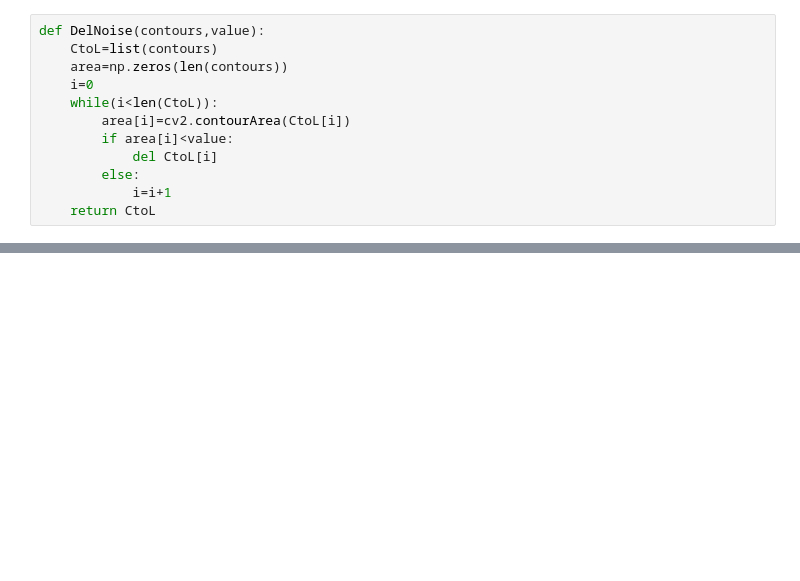
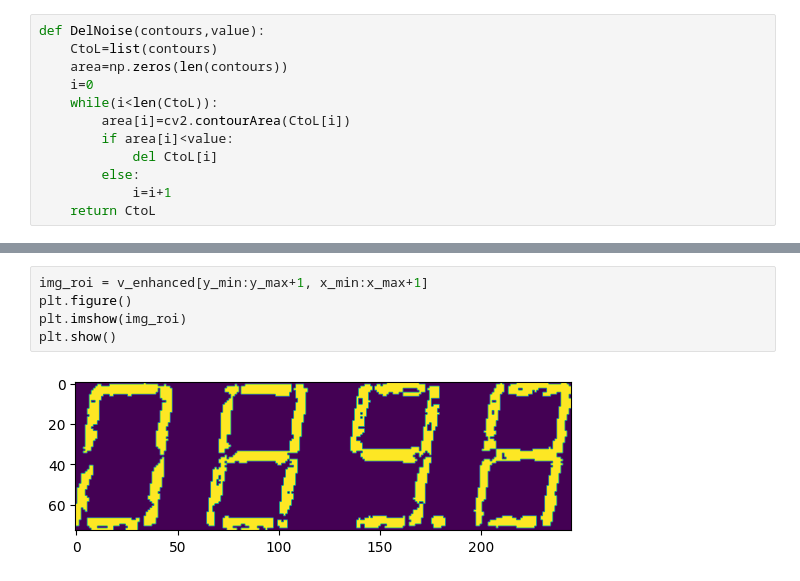
Before and after one commit to yunke120/Digital-Meter-Identification, a Jupyter notebook: main.ipynb, the cells around one changed output, grey strips where cells are left out. Drawn from its saved outputs; the diff is of its cells as text; blank space fills up the shorter version.

```diff
--- a/main.ipynb
+++ b/main.ipynb
@@ -50,3 +78,10 @@ True
+# %%
+img_roi = v_enhanced[y_min:y_max+1, x_min:x_max+1]
+plt.figure()
+plt.imshow(img_roi)
+plt.show()
+# %% [output]
+[figure, added]
 # %%
 # Convert v_enhanced to 8-bit unsigned integer format
 v_enhanced = v_enhanced.astype(np.uint8)
```
Also changed, not shown: parts of 4 cells of this notebook.
